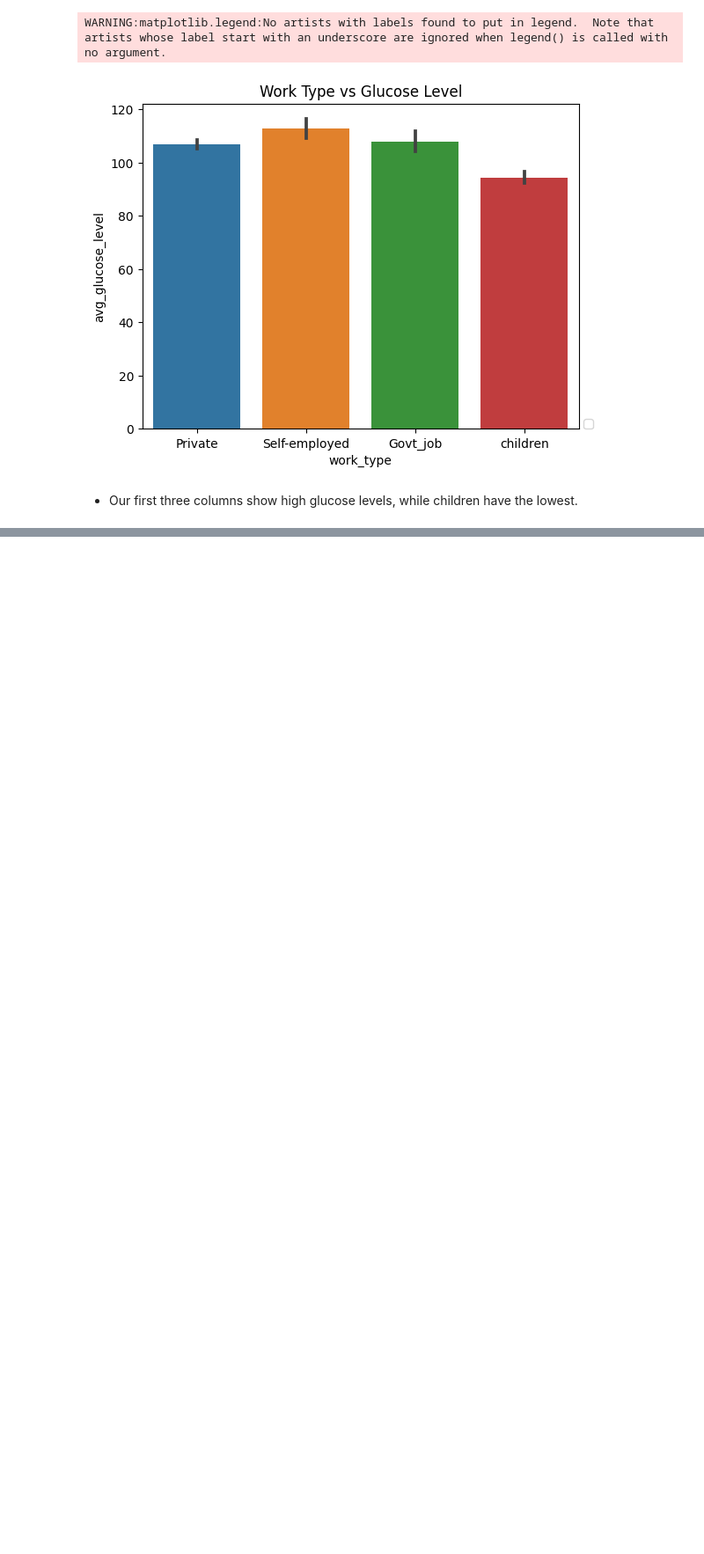
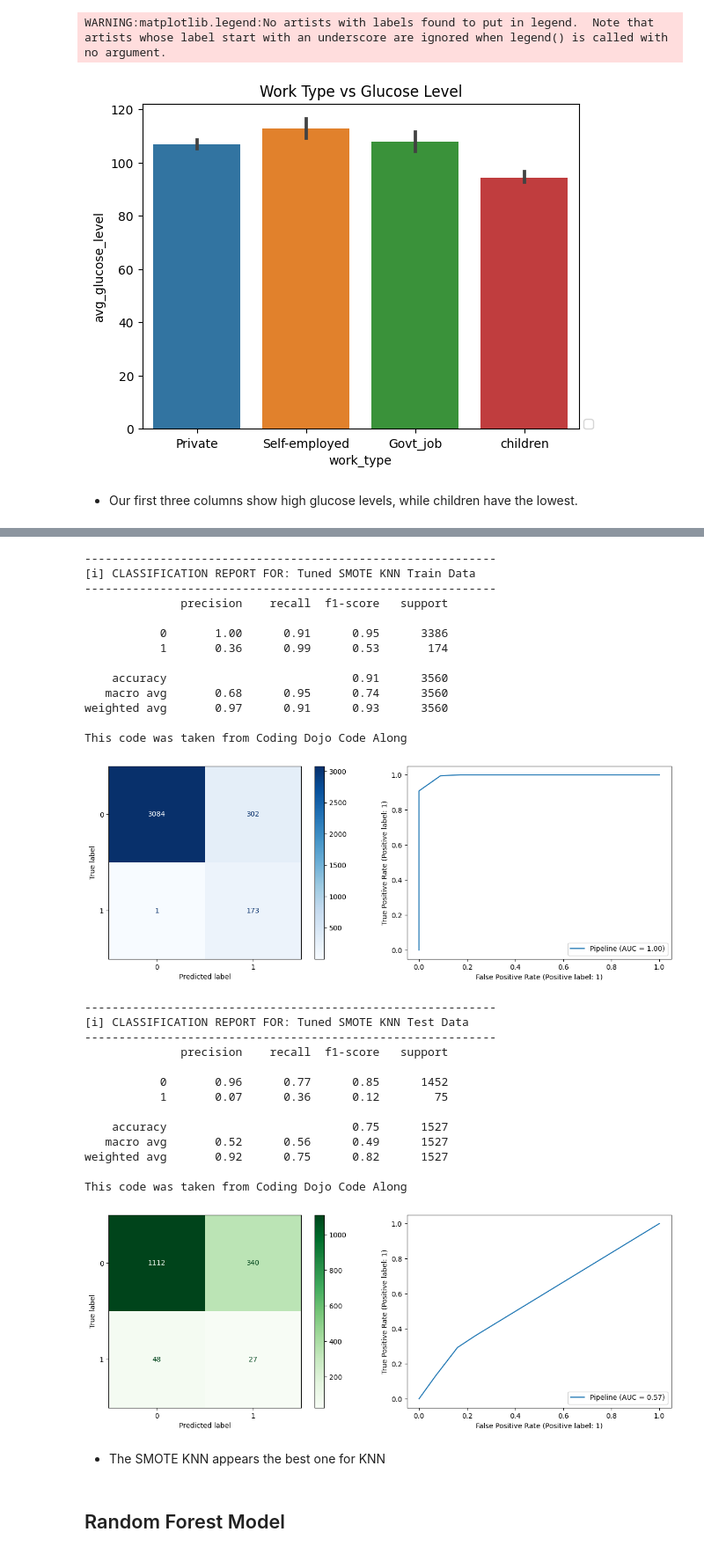
Before and after one commit to tjbingamon/Stroke-Prediction-Dataset, a Jupyter notebook: Stroke_Prediction.ipynb, the cells around one changed output, grey strips where cells are left out. Shown at 88% size. Saved outputs shown, nothing was run; the diff lists cells and outputs as text; code cells hidden in the pictures; blank space fills up the shorter version.

```diff
--- a/Stroke_Prediction.ipynb
+++ b/Stroke_Prediction.ipynb
@@ -400,0 +725,8 @@ WARNING:matplotlib.legend:No artists with labels found to put in legend.  Note t
+# %%
+knn_smote_pipe_gs = GridSearchCV(knn_smote_pipe, param_grid, scoring='f1')
+
+knn_smote_pipe_gs.fit(X_train, y_train)
+print('Best KNN Parameters:')
+print(knn_smote_pipe_gs.best_params_)
+best_smote_pipe = knn_smote_pipe_gs.best_estimator_
+print(f'Accuracy of best KNN model is: {best_smote_pipe.score(X_test, y_test)}')
@@ -400,0 +737,5 @@ WARNING:matplotlib.legend:No artists with labels found to put in legend.  Note t
+# %%
+tuned_knn_smote = KNeighborsClassifier(n_neighbors=3, p=3, weights='uniform')
+tuned_knn_smote_pipe = make_sampler_pipeline(preprocessor, smote, tuned_knn_smote)
+#Fit and evaluate the model pipeline
+tuned_knn_smote_pipe.fit(X_train, y_train)
@@ -400,0 +754,42 @@ WARNING:matplotlib.legend:No artists with labels found to put in legend.  Note t
+# %%
+# Probability Report
+probability_report_matrix(tuned_knn_smote_pipe, X_train, y_train, label='Tuned SMOTE KNN Train Data',
+                             figsize=(15,5), normalize= None,
+                             cmap='Blues', thresh=.5)
+
+probability_report_matrix(tuned_knn_smote_pipe, X_test, y_test, label='Tuned SMOTE KNN Test Data',
+                             figsize=(15,5), normalize= None,
+                             cmap='Greens', thresh=.3)
+# %% [output]
+------------------------------------------------------------
+[i] CLASSIFICATION REPORT FOR: Tuned SMOTE KNN Train Data
+------------------------------------------------------------
+              precision    recall  f1-score   support
+
+           0       1.00      0.91      0.95      3386
+           1       0.36      0.99      0.53       174
+
+    accuracy                           0.91      3560
+   macro avg       0.68      0.95      0.74      3560
+weighted avg       0.97      0.91      0.93      3560
+
+This code was taken from Coding Dojo Code Along
+[figure, added]
+------------------------------------------------------------
+[i] CLASSIFICATION REPORT FOR: Tuned SMOTE KNN Test Data
+------------------------------------------------------------
+              precision    recall  f1-score   support
+
+           0       0.96      0.77      0.85      1452
+           1       0.07      0.36      0.12        75
+
+    accuracy                           0.75      1527
+   macro avg       0.52      0.56      0.49      1527
+weighted avg       0.92      0.75      0.82      1527
+
+This code was taken from Coding Dojo Code Along
+[figure, added]
+# %% [markdown]
+- The SMOTE KNN appears the best one for KNN
+# %% [markdown]
+## Random Forest Model
```
Also changed, not shown: parts of 101 cells of this notebook.
